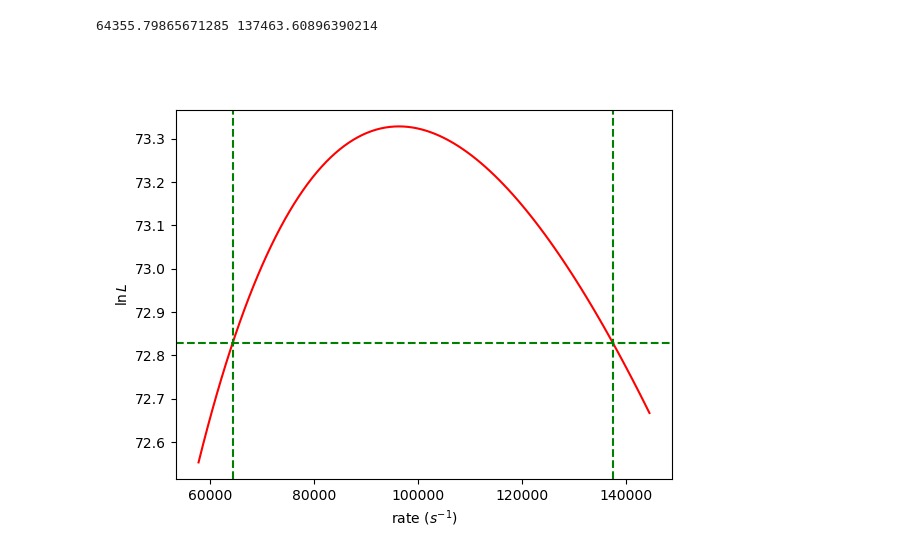
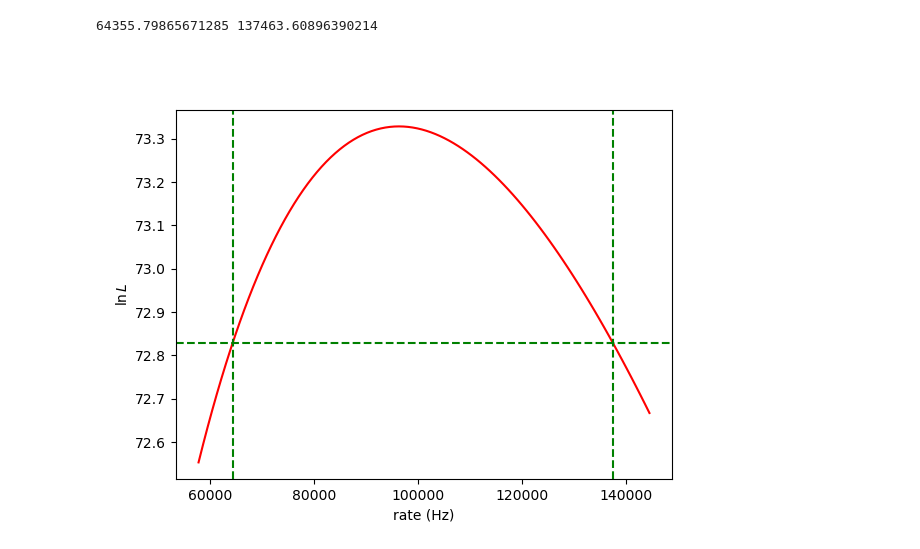
Before and after one commit to kaikai581/t2k-mppc-daq, a Jupyter notebook: FEBDAQMULTx2/data_analysis/14_scope_waveforms/tektronix_mso5204/20220321_calculate_rate.ipynb, the cells around one changed output. Cells and saved outputs as stored; diff of their text form; code cells hidden in the pictures.

```diff
--- a/FEBDAQMULTx2/data_analysis/14_scope_waveforms/tektronix_mso5204/20220321_calculate_rate.ipynb
+++ b/FEBDAQMULTx2/data_analysis/14_scope_waveforms/tektronix_mso5204/20220321_calculate_rate.ipynb
@@ -67,26 +68,26 @@ waveform_value_moving_average_200
 # %%
 def log_likelihood_func(b):
     return lambda a: len(b)*math.log(a)-a*sum(b)
 llf = log_likelihood_func(interarrivals)
 llf_vec = np.vectorize(llf)
 r_best = len(interarrivals)/sum(interarrivals)
 
 # the 1-sigma boundaries are obtained by the intersection of the llf curve
 # with the horizontal line of value llf(best_fit)-0.5
 llf_1sigma = llf(r_best)-.5
 r_lb = optimize.brentq(lambda x: llf(x)-llf_1sigma, .1*r_best, r_best)
 r_ub = optimize.brentq(lambda x: llf(x)-llf_1sigma, r_best, 10*r_best)
 print(r_lb, r_ub)
 
 t = np.linspace(.6*r_best, 1.5*r_best, 100)
 plt.clf()
 plt.plot(t, llf_vec(t), color='red')
 plt.axhline(y=llf_1sigma, color='g', linestyle='--')
 plt.axvline(x=r_lb, color='g', linestyle='--')
 plt.axvline(x=r_ub, color='g', linestyle='--')
 plt.ylabel('$\ln L$')
-plt.xlabel('rate ($s^{-1}$)')
+plt.xlabel('rate (Hz)')
 plt.show()
 # %% [output]
 64355.79865671285 137463.60896390214
-[figure, old version]
+[figure, new version]
```
Also changed, not shown: parts of 6 cells of this notebook, 1 other file.
